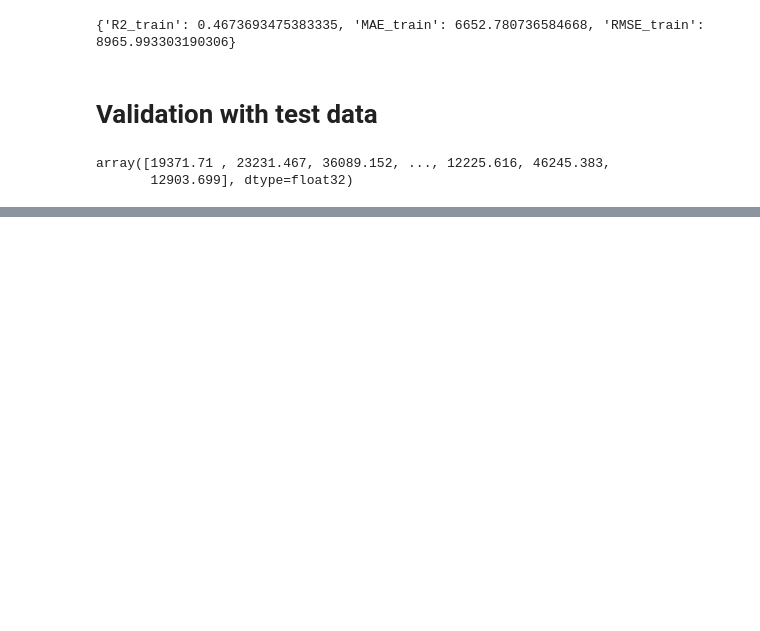
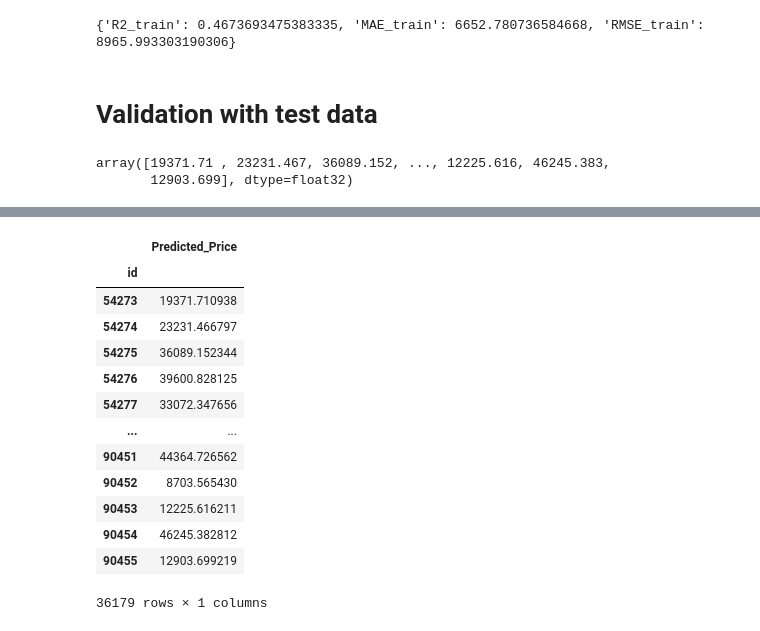
Before and after one commit to abdyraman/car_price_predictions, a Jupyter notebook: abdyramanova-zhibek.ipynb, the cells around one changed output, grey strips where cells are left out. Saved outputs shown, nothing was run; the diff lists cells and outputs as text; code cells hidden in the pictures; blank space fills up the shorter version.

```diff
--- a/abdyramanova-zhibek.ipynb
+++ b/abdyramanova-zhibek.ipynb
@@ -591,0 +591,28 @@ results
+# %%
+# Replace 'Id' with the actual ID column name in X_test
+
+# Create a DataFrame with your predictions
+# Assuming your test set has an index or an ID column, include that as well
+results = pd.DataFrame({
+    'id': X_test.index,  # Replace 'Id' with the actual ID column if available
+    'Predicted_Price': test_prediction
+})
+# %%
+# Set 'Id' column as index
+results.set_index('id', inplace=True)
+results
+# %% [output]
+|  | Predicted_Price |
+| id |  |
+| 54273 | 19371.710938 |
+| 54274 | 23231.466797 |
+| 54275 | 36089.152344 |
+| 54276 | 39600.828125 |
+| 54277 | 33072.347656 |
+| ... | ... |
+| 90451 | 44364.726562 |
+| 90452 | 8703.565430 |
+| 90453 | 12225.616211 |
+| 90454 | 46245.382812 |
+| 90455 | 12903.699219 |
+36179 rows × 1 columns
```
Also changed, not shown: parts of 6 cells of this notebook.
